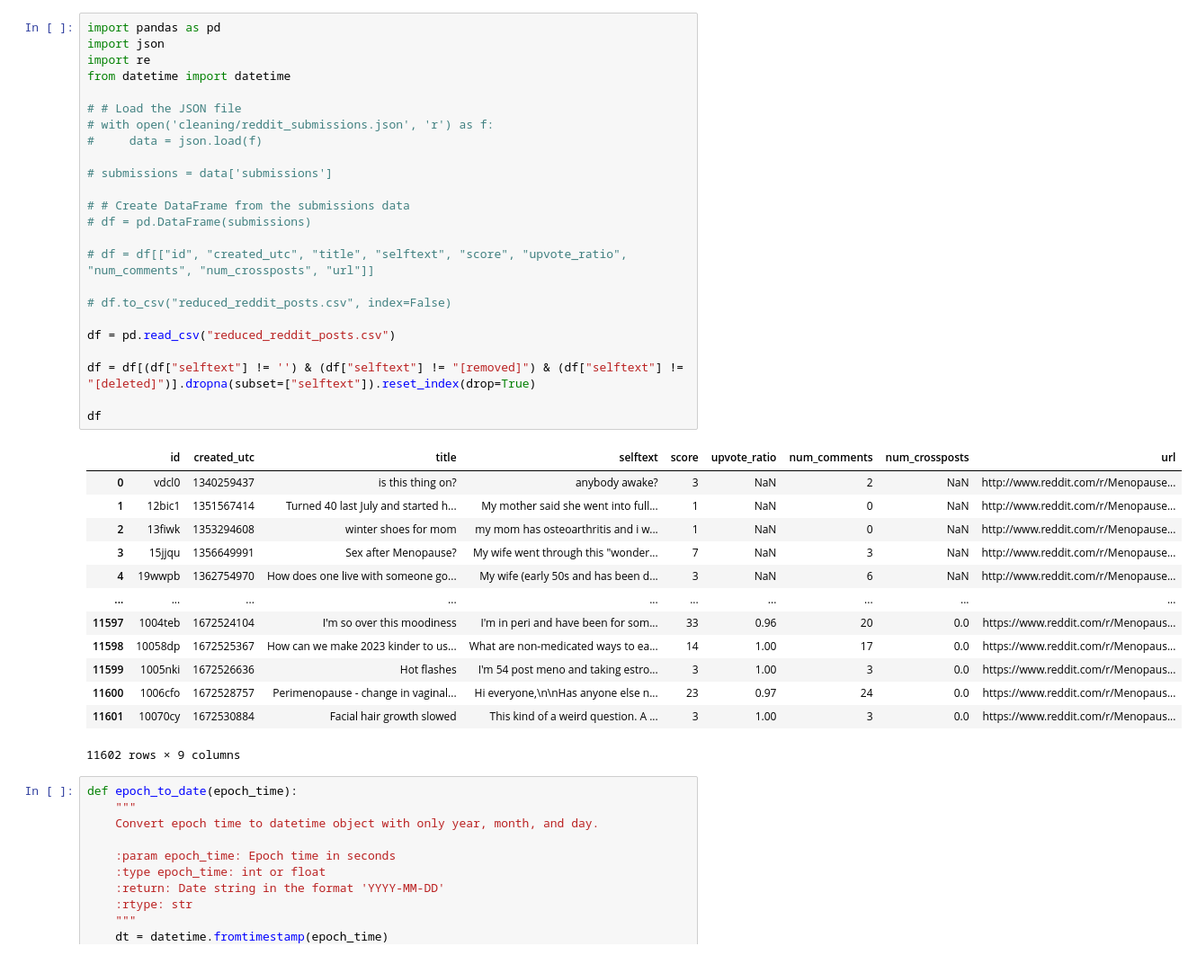
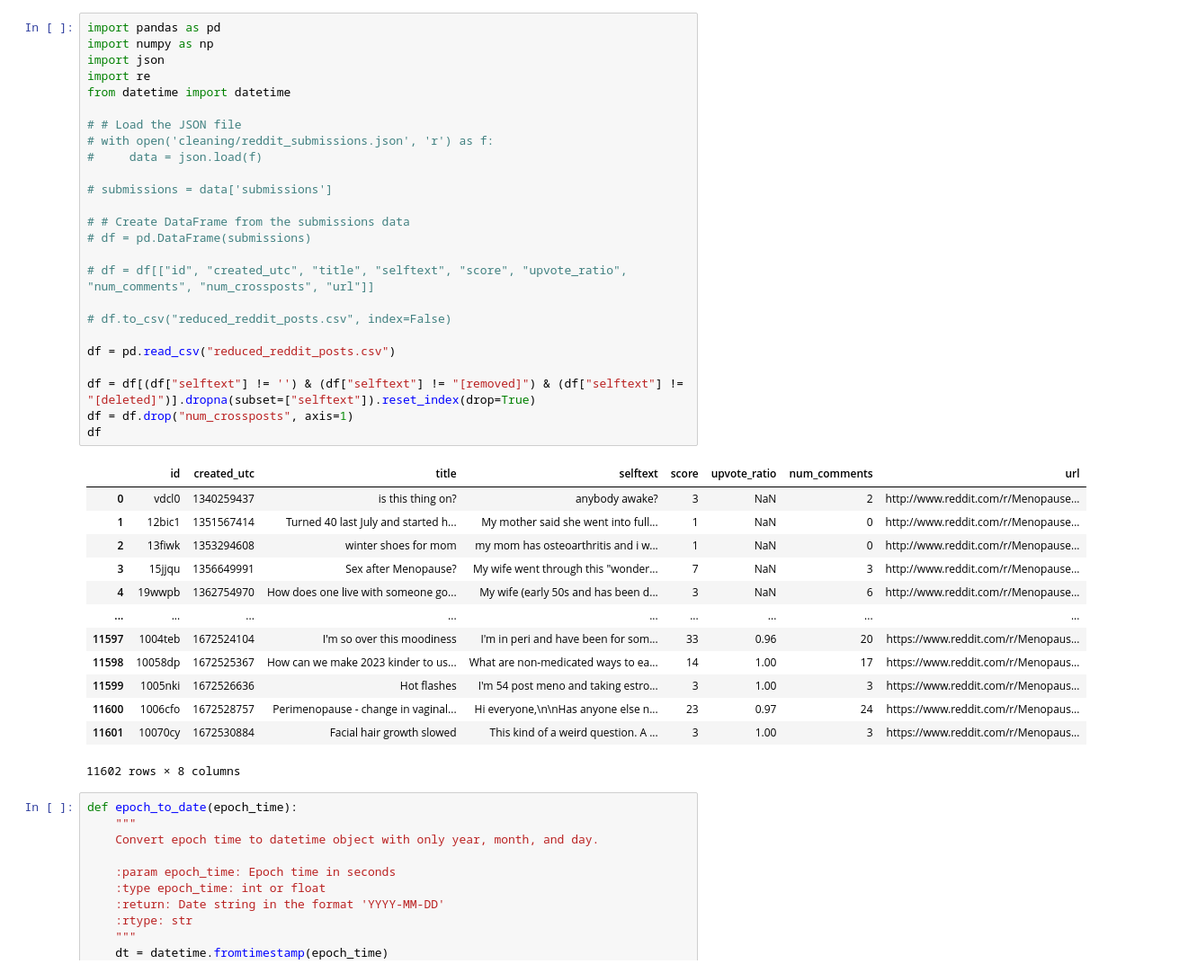
Before and after one commit to aldenyslo/webscrape_100l, a Jupyter notebook: reddit.ipynb, the cells around one changed output. Shown at 90% size. Drawn from its saved outputs; the diff is of its cells as text.

```diff
--- a/reddit.ipynb
+++ b/reddit.ipynb
@@ -1,41 +1,42 @@
 # %%
 import pandas as pd
+import numpy as np
 import json
 import re
 from datetime import datetime
 
 # # Load the JSON file
 # with open('cleaning/reddit_submissions.json', 'r') as f:
 #     data = json.load(f)
 
 # submissions = data['submissions']
 
 # # Create DataFrame from the submissions data
 # df = pd.DataFrame(submissions)
 
 # df = df[["id", "created_utc", "title", "selftext", "score", "upvote_ratio", "num_comments", "num_crossposts", "url"]]
 
 # df.to_csv("reduced_reddit_posts.csv", index=False)
 
 df = pd.read_csv("reduced_reddit_posts.csv")
 
 df = df[(df["selftext"] != '') & (df["selftext"] != "[removed]") & (df["selftext"] != "[deleted]")].dropna(subset=["selftext"]).reset_index(drop=True)
-
+df = df.drop("num_crossposts", axis=1)
 df
 # %% [output]
-|  | id | created_utc | title | selftext | score | upvote_ratio | num_comments | num_crossposts | url |
-| 0 | vdcl0 | 1340259437 | is this thing on? | anybody awake? | 3 | NaN | 2 | NaN | http://www.reddit.com/r/Menopause... |
-| 1 | 12bic1 | 1351567414 | Turned 40 last July and started h... | My mother said she went into full... | 1 | NaN | 0 | NaN | http://www.reddit.com/r/Menopause... |
-| 2 | 13fiwk | 1353294608 | winter shoes for mom | my mom has osteoarthritis and i w... | 1 | NaN | 0 | NaN | http://www.reddit.com/r/Menopause... |
-| 3 | 15jjqu | 1356649991 | Sex after Menopause? | My wife went through this "wonder... | 7 | NaN | 3 | NaN | http://www.reddit.com/r/Menopause... |
-| 4 | 19wwpb | 1362754970 | How does one live with someone go... | My wife (early 50s and has been d... | 3 | NaN | 6 | NaN | http://www.reddit.com/r/Menopause... |
-| ... | ... | ... | ... | ... | ... | ... | ... | ... | ... |
-| 11597 | 1004teb | 1672524104 | I'm so over this moodiness | I'm in peri and have been for som... | 33 | 0.96 | 20 | 0.0 | https://www.reddit.com/r/Menopaus... |
-| 11598 | 10058dp | 1672525367 | How can we make 2023 kinder to us... | What are non-medicated ways to ea... | 14 | 1.00 | 17 | 0.0 | https://www.reddit.com/r/Menopaus... |
-| 11599 | 1005nki | 1672526636 | Hot flashes | I'm 54 post meno and taking estro... | 3 | 1.00 | 3 | 0.0 | https://www.reddit.com/r/Menopaus... |
-| 11600 | 1006cfo | 1672528757 | Perimenopause - change in vaginal... | Hi everyone,\n\nHas anyone else n... | 23 | 0.97 | 24 | 0.0 | https://www.reddit.com/r/Menopaus... |
-| 11601 | 10070cy | 1672530884 | Facial hair growth slowed | This kind of a weird question. A ... | 3 | 1.00 | 3 | 0.0 | https://www.reddit.com/r/Menopaus... |
+|  | id | created_utc | title | selftext | score | upvote_ratio | num_comments | url |
+| 0 | vdcl0 | 1340259437 | is this thing on? | anybody awake? | 3 | NaN | 2 | http://www.reddit.com/r/Menopause... |
+| 1 | 12bic1 | 1351567414 | Turned 40 last July and started h... | My mother said she went into full... | 1 | NaN | 0 | http://www.reddit.com/r/Menopause... |
+| 2 | 13fiwk | 1353294608 | winter shoes for mom | my mom has osteoarthritis and i w... | 1 | NaN | 0 | http://www.reddit.com/r/Menopause... |
+| 3 | 15jjqu | 1356649991 | Sex after Menopause? | My wife went through this "wonder... | 7 | NaN | 3 | http://www.reddit.com/r/Menopause... |
+| 4 | 19wwpb | 1362754970 | How does one live with someone go... | My wife (early 50s and has been d... | 3 | NaN | 6 | http://www.reddit.com/r/Menopause... |
+| ... | ... | ... | ... | ... | ... | ... | ... | ... |
+| 11597 | 1004teb | 1672524104 | I'm so over this moodiness | I'm in peri and have been for som... | 33 | 0.96 | 20 | https://www.reddit.com/r/Menopaus... |
+| 11598 | 10058dp | 1672525367 | How can we make 2023 kinder to us... | What are non-medicated ways to ea... | 14 | 1.00 | 17 | https://www.reddit.com/r/Menopaus... |
+| 11599 | 1005nki | 1672526636 | Hot flashes | I'm 54 post meno and taking estro... | 3 | 1.00 | 3 | https://www.reddit.com/r/Menopaus... |
+| 11600 | 1006cfo | 1672528757 | Perimenopause - change in vaginal... | Hi everyone,\n\nHas anyone else n... | 23 | 0.97 | 24 | https://www.reddit.com/r/Menopaus... |
+| 11601 | 10070cy | 1672530884 | Facial hair growth slowed | This kind of a weird question. A ... | 3 | 1.00 | 3 | https://www.reddit.com/r/Menopaus... |
-11602 rows × 9 columns
+11602 rows × 8 columns
 # %%
 def epoch_to_date(epoch_time):
     """
```
Also changed, not shown: parts of 15 cells of this notebook.
